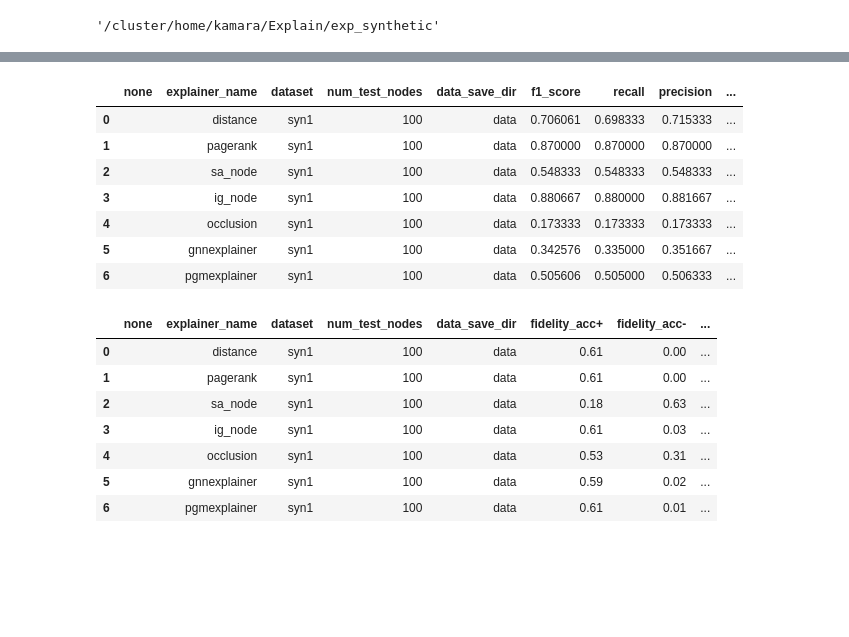
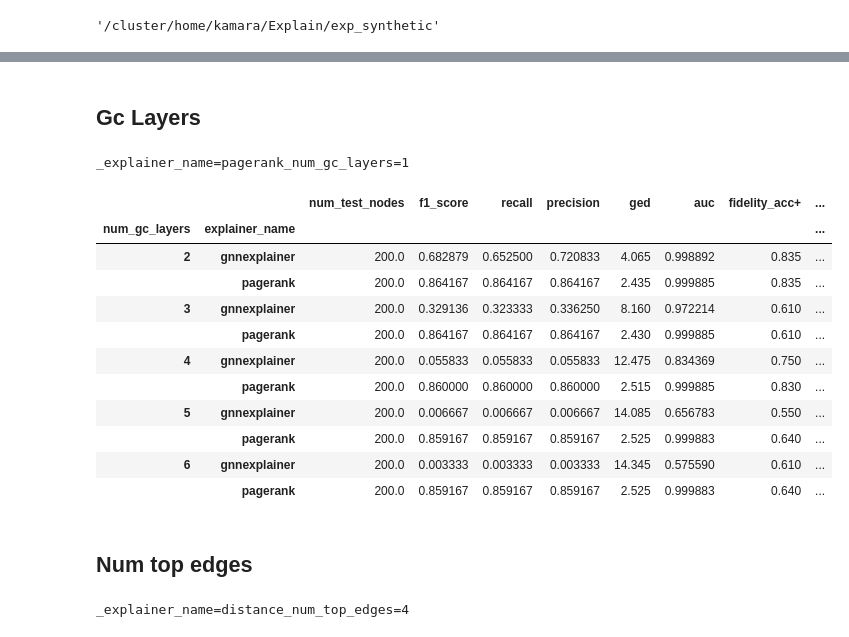
Before and after one commit to GraphFramEx/graphframex, a Jupyter notebook: exp_synthetic/Results_exp_syn.ipynb, the cells around one changed output, grey strips where cells are left out. Drawn from its saved outputs; the diff is of its cells as text; code cells hidden in the pictures; blank space fills up the shorter version.

```diff
--- a/exp_synthetic/Results_exp_syn.ipynb
+++ b/exp_synthetic/Results_exp_syn.ipynb
@@ -43,11 +38,10 @@ def parseLogs(logfile, kw="rawlogs:"):
                     line = line_new
                     pos_tensor = line.find("tensor(")
 
-                #print('line[pos:]', line[pos:])
                 #print(ast.literal_eval(line[pos:]))
-                kline = line[pos:].replace("'", "")
+                #line[pos:] = line[pos:].replace("'", "")
+                kline = line[pos:]
                 kline = kline.replace("true", "True")
-
                 try:
                     dic = ast.literal_eval(kline)
                 except:
@@ -57,12 +51,11 @@ def parseLogs(logfile, kw="rawlogs:"):
                     line = line.replace("nan,", "-1e8,")
                     line = line.replace("NaN", "-1e8")
                     try:
-                        dic = ast.literal_eval(kline)
+                        dic = ast.literal_eval(line[pos:])
                     except:
                         print("Unable to replace NaNs")
                         print(line)
                         continue
-                print(line[pos:])
                 for k in dic.keys():
                     if k not in logs:
                         logs[k] = []
@@ -74,13 +67,13 @@ def parseLogs(logfile, kw="rawlogs:"):
     return logs, df
 # %%
 def get_info(logdir):
-    accuracy, fidelity = {}, {}
+    infos, accuracy, fidelity = {}, {}, {}
     for filename in os.listdir(logdir):
         if filename.endswith(".stdout") and filename.startswith("_"):
-            print()
+            _, infos[filename.replace(".stdout", "")] = parseLogs(join(logdir, filename), kw='__infos:')
             _, accuracy[filename.replace(".stdout", "")] = parseLogs(join(logdir, filename), kw='__accuracy:')
             _, fidelity[filename.replace(".stdout", "")] = parseLogs(join(logdir, filename), kw='__fidelity:')
-    return(accuracy, fidelity)
+    return(infos, accuracy, fidelity)
 
 def get_param_ranges(jsonpath, dataset = ""):
     f = open(jsonpath,)
@@ -112,4 +105,5 @@ def get_df_results(logs, ranges, name, metrics, selection = 'last'):
                 dicts.append(dictmerge(params_set, metrics_dict))
 
     df = pd.DataFrame(dicts)
+    df = df.drop(columns=['none'])
     return df
@@ -159,24 +191,32 @@ name = '{none}_explainer_name={explainer_name}'
+# %% [markdown]
+## Gc Layers
+# %%
+expe = "gc_layers"
+logdir = f'/cluster/home/kamara/Explain/checkpoints/{expe}/logs'
+jsonpath = f'/cluster/home/kamara/Explain/config_{expe}.json'
+infos, accuracy, fidelity = get_info(logdir)
+ranges = get_param_ranges(jsonpath)
+
+print(list(accuracy.keys())[1])
+name = '{none}_explainer_name={explainer_name}_num_gc_layers={num_gc_layers}'
+# %% [output]
+_explainer_name=pagerank_num_gc_layers=1
 # %%
 df_acc = get_df_results(accuracy, ranges, name, metrics = ['f1_score', 'recall', 'precision', 'ged', 'auc'])
-df_acc
+df_fid = get_df_results(fidelity, ranges, name, metrics = ['fidelity_acc+', 'fidelity_acc-', 'fidelity_prob+', 'fidelity_prob-'])
+scores = pd.merge(df_acc, df_fid, on=["dataset", "num_gc_layers", "explainer_name", "num_test_nodes", "data_save_dir"])
+scores = scores.groupby(by=['num_gc_layers', 'explainer_name']).mean()
+scores
 # %% [output]
-|  | none | explainer_name | dataset | num_test_nodes | data_save_dir | f1_score | recall | precision | ... |
-| 0 |  | distance | syn1 | 100 | data | 0.706061 | 0.698333 | 0.715333 | ... |
-| 1 |  | pagerank | syn1 | 100 | data | 0.870000 | 0.870000 | 0.870000 | ... |
-| 2 |  | sa_node | syn1 | 100 | data | 0.548333 | 0.548333 | 0.548333 | ... |
-| 3 |  | ig_node | syn1 | 100 | data | 0.880667 | 0.880000 | 0.881667 | ... |
-| 4 |  | occlusion | syn1 | 100 | data | 0.173333 | 0.173333 | 0.173333 | ... |
-| 5 |  | gnnexplainer | syn1 | 100 | data | 0.342576 | 0.335000 | 0.351667 | ... |
-| 6 |  | pgmexplainer | syn1 | 100 | data | 0.505606 | 0.505000 | 0.506333 | ... |
+|  |  | num_test_nodes | f1_score | recall | precision | ged | auc | fidelity_acc+ | ... |
+| num_gc_layers | explainer_name |  |  |  |  |  |  |  | ... |
+| 2 | gnnexplainer | 200.0 | 0.682879 | 0.652500 | 0.720833 | 4.065 | 0.998892 | 0.835 | ... |
+|  | pagerank | 200.0 | 0.864167 | 0.864167 | 0.864167 | 2.435 | 0.999885 | 0.835 | ... |
+| 3 | gnnexplainer | 200.0 | 0.329136 | 0.323333 | 0.336250 | 8.160 | 0.972214 | 0.610 | ... |
+|  | pagerank | 200.0 | 0.864167 | 0.864167 | 0.864167 | 2.430 | 0.999885 | 0.610 | ... |
+| 4 | gnnexplainer | 200.0 | 0.055833 | 0.055833 | 0.055833 | 12.475 | 0.834369 | 0.750 | ... |
+|  | pagerank | 200.0 | 0.860000 | 0.860000 | 0.860000 | 2.515 | 0.999885 | 0.830 | ... |
+| 5 | gnnexplainer | 200.0 | 0.006667 | 0.006667 | 0.006667 | 14.085 | 0.656783 | 0.550 | ... |
+|  | pagerank | 200.0 | 0.859167 | 0.859167 | 0.859167 | 2.525 | 0.999883 | 0.640 | ... |
+| 6 | gnnexplainer | 200.0 | 0.003333 | 0.003333 | 0.003333 | 14.345 | 0.575590 | 0.610 | ... |
+|  | pagerank | 200.0 | 0.859167 | 0.859167 | 0.859167 | 2.525 | 0.999883 | 0.640 | ... |
-# %%
-df_fid = get_df_results(fidelity, ranges, name, metrics = ['fidelity_acc+', 'fidelity_acc-', 'fidelity_prob+', 'fidelity_prob-'])
-df_fid
-# %% [output]
-|  | none | explainer_name | dataset | num_test_nodes | data_save_dir | fidelity_acc+ | fidelity_acc- | ... |
-| 0 |  | distance | syn1 | 100 | data | 0.61 | 0.00 | ... |
-| 1 |  | pagerank | syn1 | 100 | data | 0.61 | 0.00 | ... |
-| 2 |  | sa_node | syn1 | 100 | data | 0.18 | 0.63 | ... |
-| 3 |  | ig_node | syn1 | 100 | data | 0.61 | 0.03 | ... |
-| 4 |  | occlusion | syn1 | 100 | data | 0.53 | 0.31 | ... |
-| 5 |  | gnnexplainer | syn1 | 100 | data | 0.59 | 0.02 | ... |
-| 6 |  | pgmexplainer | syn1 | 100 | data | 0.61 | 0.01 | ... |
@@ -188,0 +223,13 @@ res = res.reset_index()
+# %% [markdown]
+## Num top edges
+# %%
+expe = "top_edges"
+logdir = f'/cluster/home/kamara/Explain/checkpoints/{expe}/logs'
+jsonpath = f'/cluster/home/kamara/Explain/config_{expe}.json'
+infos, accuracy, fidelity = get_info(logdir)
+ranges = get_param_ranges(jsonpath)
+
+print(list(accuracy.keys())[1])
+name = '{none}_explainer_name={explainer_name}_num_top_edges={num_top_edges}'
+# %% [output]
+_explainer_name=distance_num_top_edges=4
```
Also changed, not shown: parts of 10 cells of this notebook, 18 other files.
